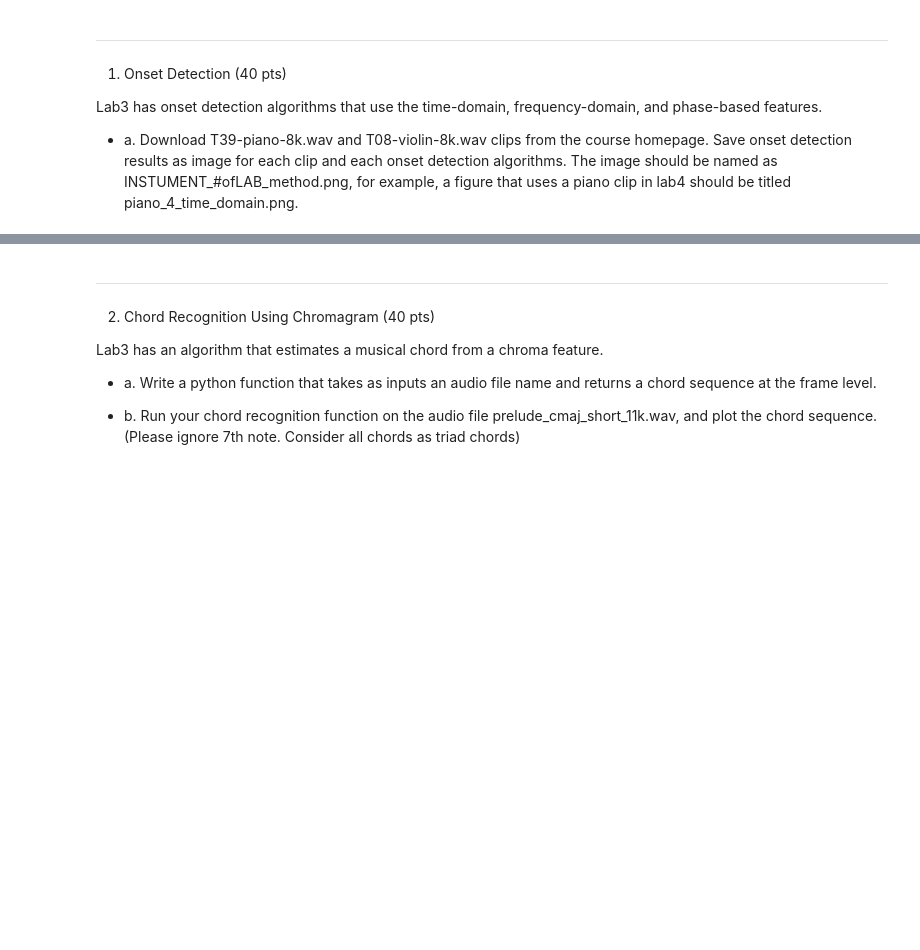
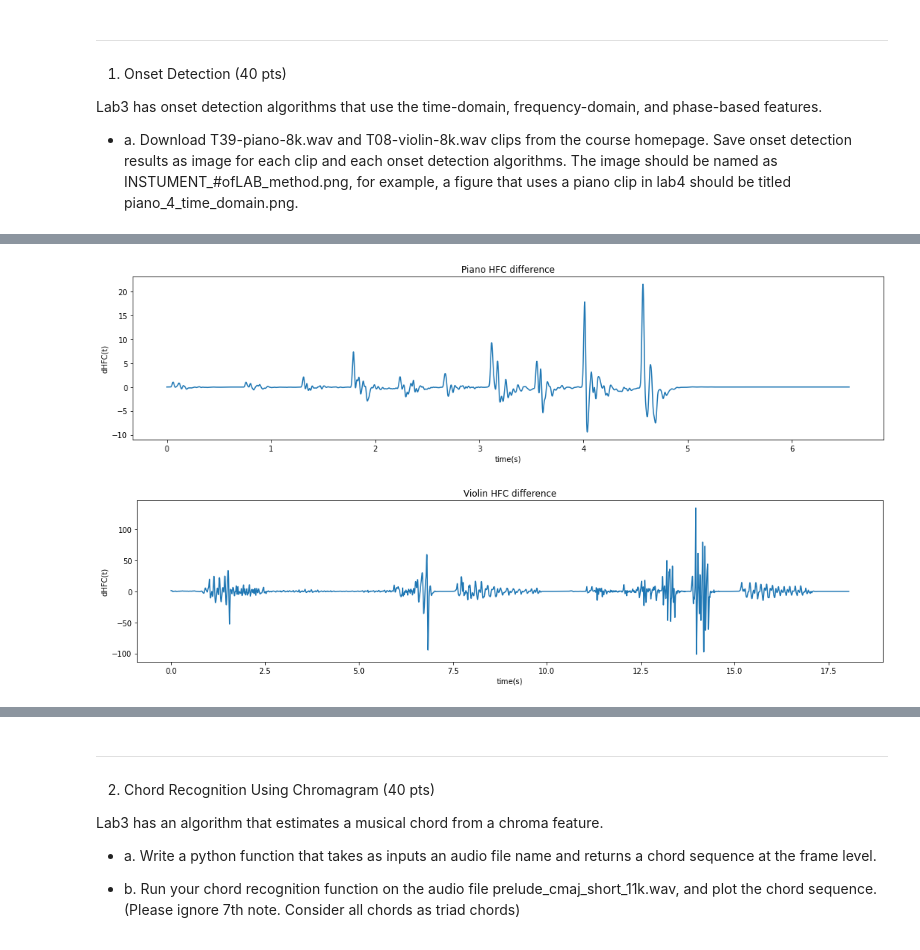
Before and after one commit to changwoonchoi/cl2020, a Jupyter notebook: as_3/assignment03.ipynb, the cells around one changed output, grey strips where cells are left out. Cells and saved outputs as stored; diff of their text form; code cells hidden in the pictures; blank space fills up the shorter version.

```diff
--- a/as_3/assignment03.ipynb
+++ b/as_3/assignment03.ipynb
@@ -39,0 +98,63 @@ In addition to writing Python scripts and/or functions in your Notebook file, th
+# %%
+# Frequency Domain
+M = 256
+win = np.hamming(M)
+zpf = 5
+nfft = M*zpf
+
+# piano
+spec = librosa.core.stft(piano, n_fft=nfft, hop_length=1, win_length=M, window=win, center=True)
+nframe = np.shape(spec)[1]
+
+e = np.sum(np.power(np.abs(spec),2),axis=0)
+
+hfc = []
+fi = np.linspace(0, sr/2, num=np.shape(spec)[0])
+for i in range(0,nframe):
+  X = spec[:,i]
+  hfc.append(np.sum(np.multiply(fi,np.power(np.abs(X),2)),axis=0)/(M/2+1))
+
+
+diffhfc = np.diff(hfc)
+dhfc = np.zeros(len(diffhfc)-M)
+for i in range(0,len(diffhfc)-M):
+  dhfc[i] = np.sum(np.multiply(diffhfc[i:i+M],window))/M
+
+ti_dhfc = np.linspace(0, len(piano)/sr, num=len(dhfc))
+
+plt.figure(figsize=(18, 4))
+plt.plot(ti_dhfc,dhfc)
+plt.title('Piano HFC difference')
+plt.xlabel('time(s)')
+plt.ylabel('dHFC(t)')
+plt.show()
+
+# violin
+spec = librosa.core.stft(violin, n_fft=nfft, hop_length=1, win_length=M, window=win, center=True)
+nframe = np.shape(spec)[1]
+
+e = np.sum(np.power(np.abs(spec),2),axis=0)
+
+hfc = []
+fi = np.linspace(0, sr/2, num=np.shape(spec)[0])
+for i in range(0,nframe):
+  X = spec[:,i]
+  hfc.append(np.sum(np.multiply(fi,np.power(np.abs(X),2)),axis=0)/(M/2+1))
+
+
+diffhfc = np.diff(hfc)
+dhfc = np.zeros(len(diffhfc)-M)
+for i in range(0,len(diffhfc)-M):
+  dhfc[i] = np.sum(np.multiply(diffhfc[i:i+M],window))/M
+
+ti_dhfc = np.linspace(0, len(violin)/sr, num=len(dhfc))
+
+plt.figure(figsize=(18, 4))
+plt.plot(ti_dhfc,dhfc)
+plt.title('Violin HFC difference')
+plt.xlabel('time(s)')
+plt.ylabel('dHFC(t)')
+plt.show()
+# %% [output]
+[figure, added]
+[figure, added]
```
Also changed, not shown: parts of 9 cells of this notebook, 2 other files.
